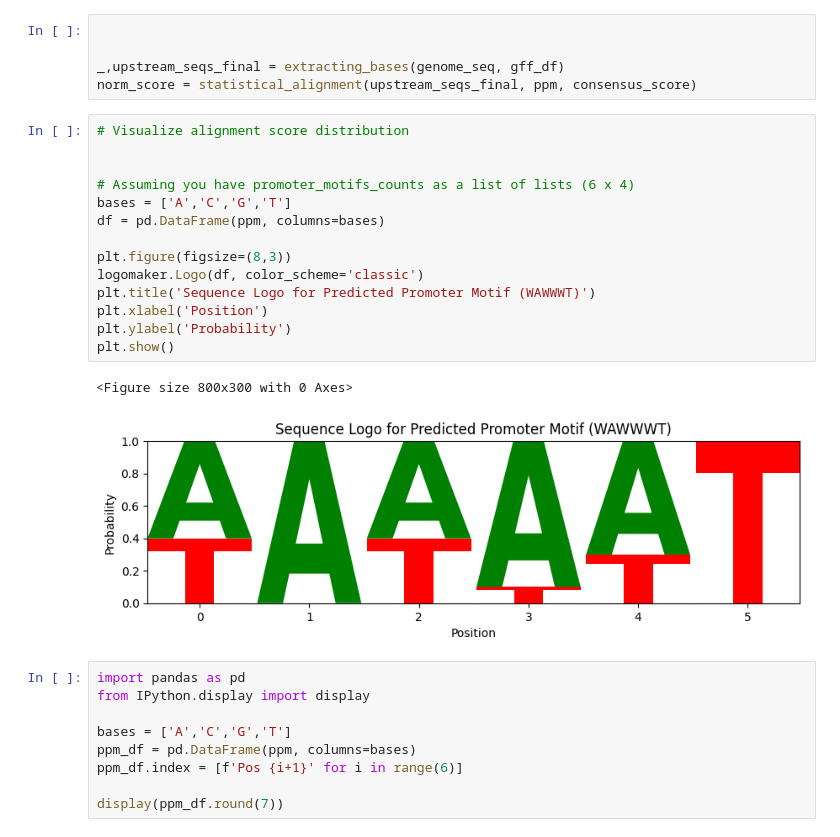
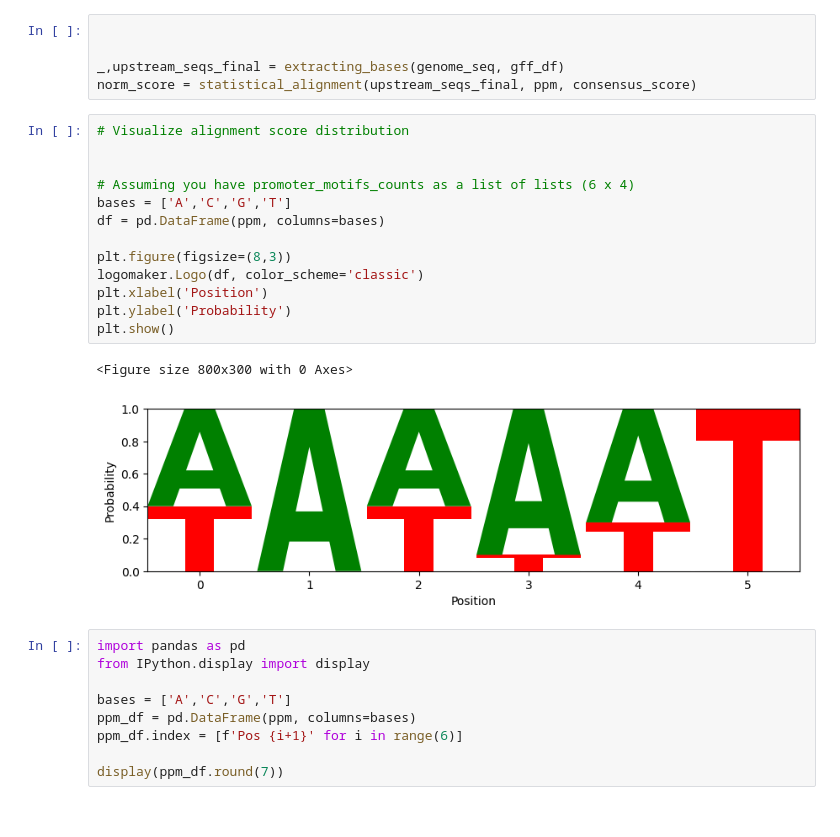
Before and after one commit to isiri01/Genomic-Signal-Processing, a Jupyter notebook: statistical_alignment.ipynb, the cells around one changed output. Saved outputs shown, nothing was run; the diff lists cells and outputs as text.

```diff
--- a/statistical_alignment.ipynb
+++ b/statistical_alignment.ipynb
@@ -163,20 +163,19 @@ norm_score = statistical_alignment(upstream_seqs_final, ppm, consensus_score)
 # %%
 # Visualize alignment score distribution
 
 
 # Assuming you have promoter_motifs_counts as a list of lists (6 x 4)
 bases = ['A','C','G','T']
 df = pd.DataFrame(ppm, columns=bases)
 
 plt.figure(figsize=(8,3))
 logomaker.Logo(df, color_scheme='classic')
-plt.title('Sequence Logo for Predicted Promoter Motif (WAWWWT)')
 plt.xlabel('Position')
 plt.ylabel('Probability')
 plt.show()
 # %% [output]
 <Figure size 800x300 with 0 Axes>
-[figure, old version]
+[figure, new version]
 # %%
 import pandas as pd
 from IPython.display import display
```
Also changed, not shown: parts of 6 cells of this notebook.
